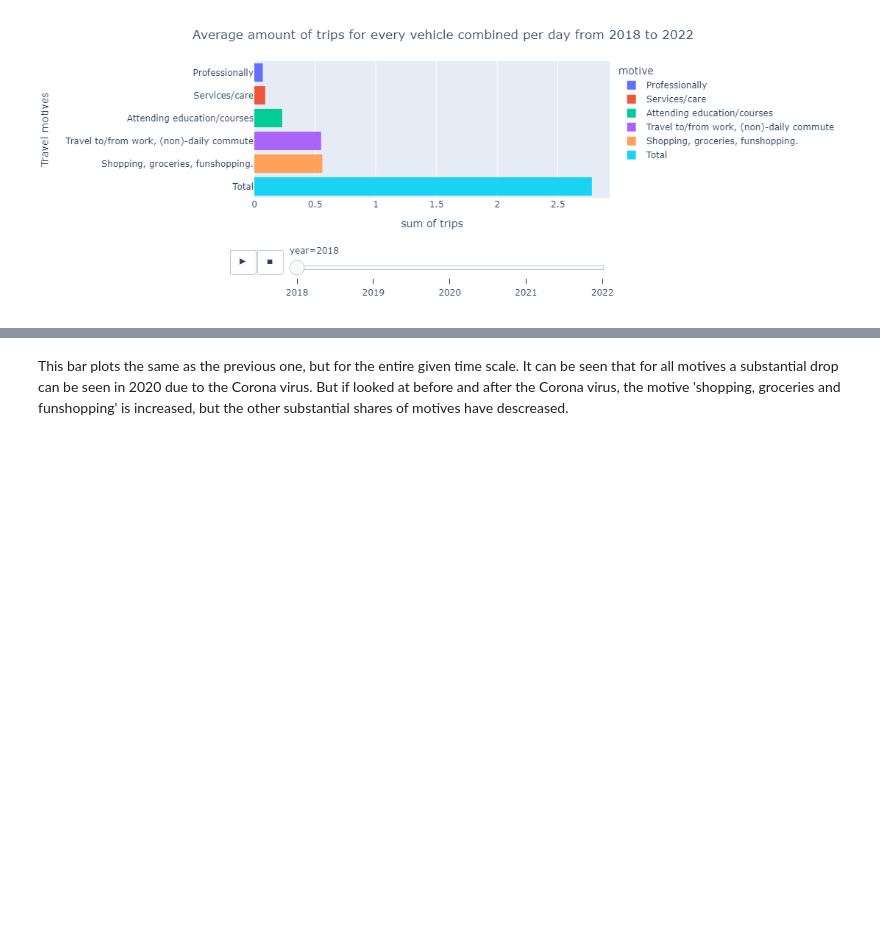
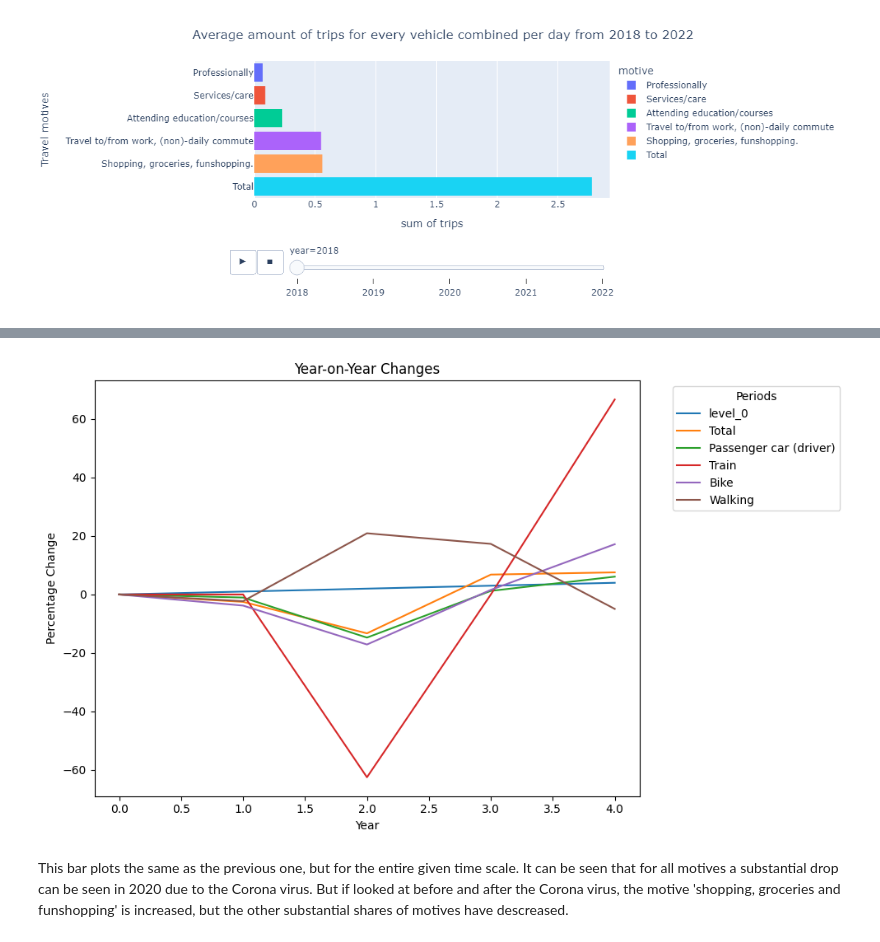
Before and after one commit to asquu/TIL6022-Project-Group-35, a Jupyter notebook: project_final.ipynb, the cells around one changed output, grey strips where cells are left out. Cells and saved outputs as stored; diff of their text form; code cells hidden in the pictures; blank space fills up the shorter version.

```diff
--- a/project_final.ipynb
+++ b/project_final.ipynb
@@ -270,3 +259,21 @@ fig2.update_yaxes(title_text="Travel motives")
 fig2.show()
 # %% [output]
 [figure]
+# %%
+
+mobility_trips_total_filter = mobility_trips[mobility_trips['motive'] == 'Total']
+
+total_mobility_trips = mobility_trips_total_filter.drop(columns='motive')
+total_mobility_trips
+
+total_mobility_trips_pivot = total_mobility_trips.T
+total_mobility_trips_pivot
+
+total_mobility_trips_pivot = total_mobility_trips_pivot.astype(float)
+
+# Calculate year-on-year change
+
+yoy_changes = total_mobility_trips_pivot.pct_change() * 100
+yoy_changes_filled = yoy_changes.fillna(0)
+
+yoy_changes_filled
@@ -273,3 +287,14 @@ fig2.show()
+# %%
+yoy_changes_filled.plot(kind='line', figsize=(10, 6))
+plt.title('Year-on-Year Changes')
+plt.xlabel('Year')
+plt.ylabel('Percentage Change')
+plt.legend(title='Periods', bbox_to_anchor=(1.05, 1), loc='upper left')
+
+plt.tight_layout()
+plt.show()
+# %% [output]
+[figure, added]
 # %% [markdown]
 This bar plots the same as the previous one, but for the entire given time scale. It can be seen that for all motives a substantial drop can be seen in 2020 due to the Corona virus. But if looked at before and after the Corona virus, the motive 'shopping, groceries and funshopping' is increased, but the other substantial shares of motives have descreased.
 # %% [markdown]
```
Also changed, not shown: parts of 5 cells of this notebook.
